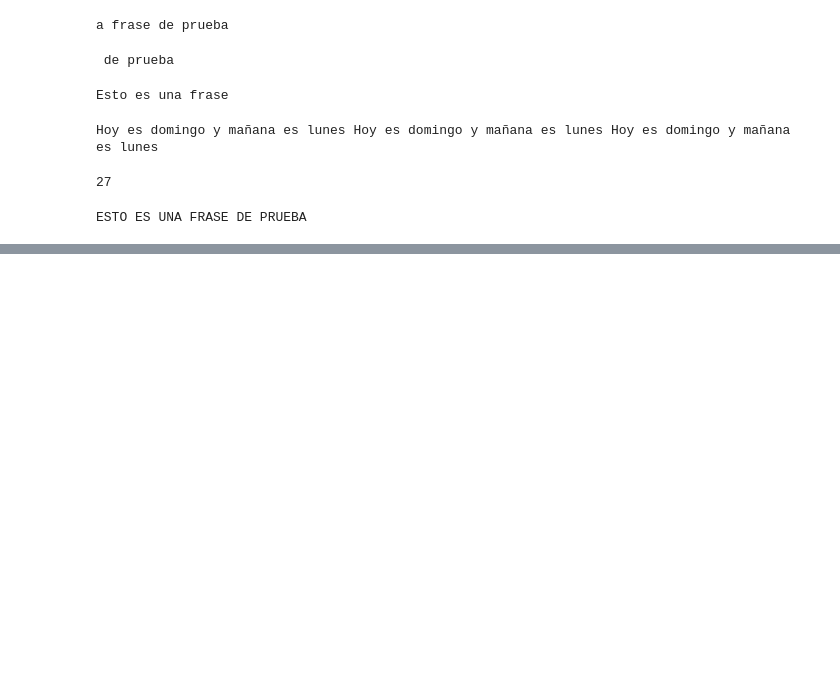
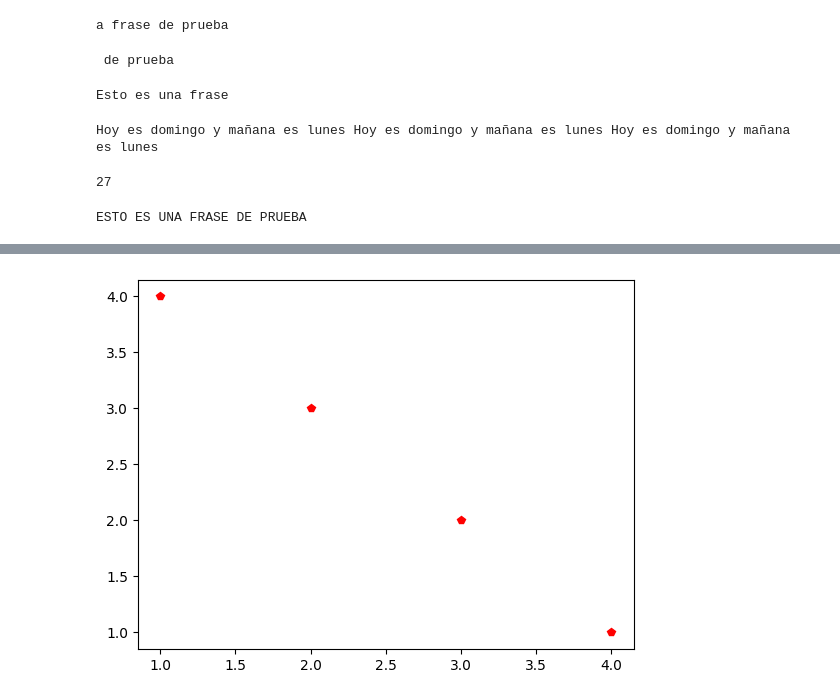
Before and after one commit to javiersiguenza/Programaci-n-en-Python, a Jupyter notebook: ejercicios1.ipynb, the cells around one changed output, grey strips where cells are left out. Saved outputs shown, nothing was run; the diff lists cells and outputs as text; code cells hidden in the pictures; blank space fills up the shorter version.

```diff
--- a/ejercicios1.ipynb
+++ b/ejercicios1.ipynb
@@ -60,0 +131,5 @@ ESTO ES UNA FRASE DE PRUEBA
+# %%
+plt.plot(values_X, values_Y, 'pr')
+plt.show()
+# %% [output]
+[figure, added]
```
Also changed, not shown: parts of 19 cells of this notebook, 2 other files.
